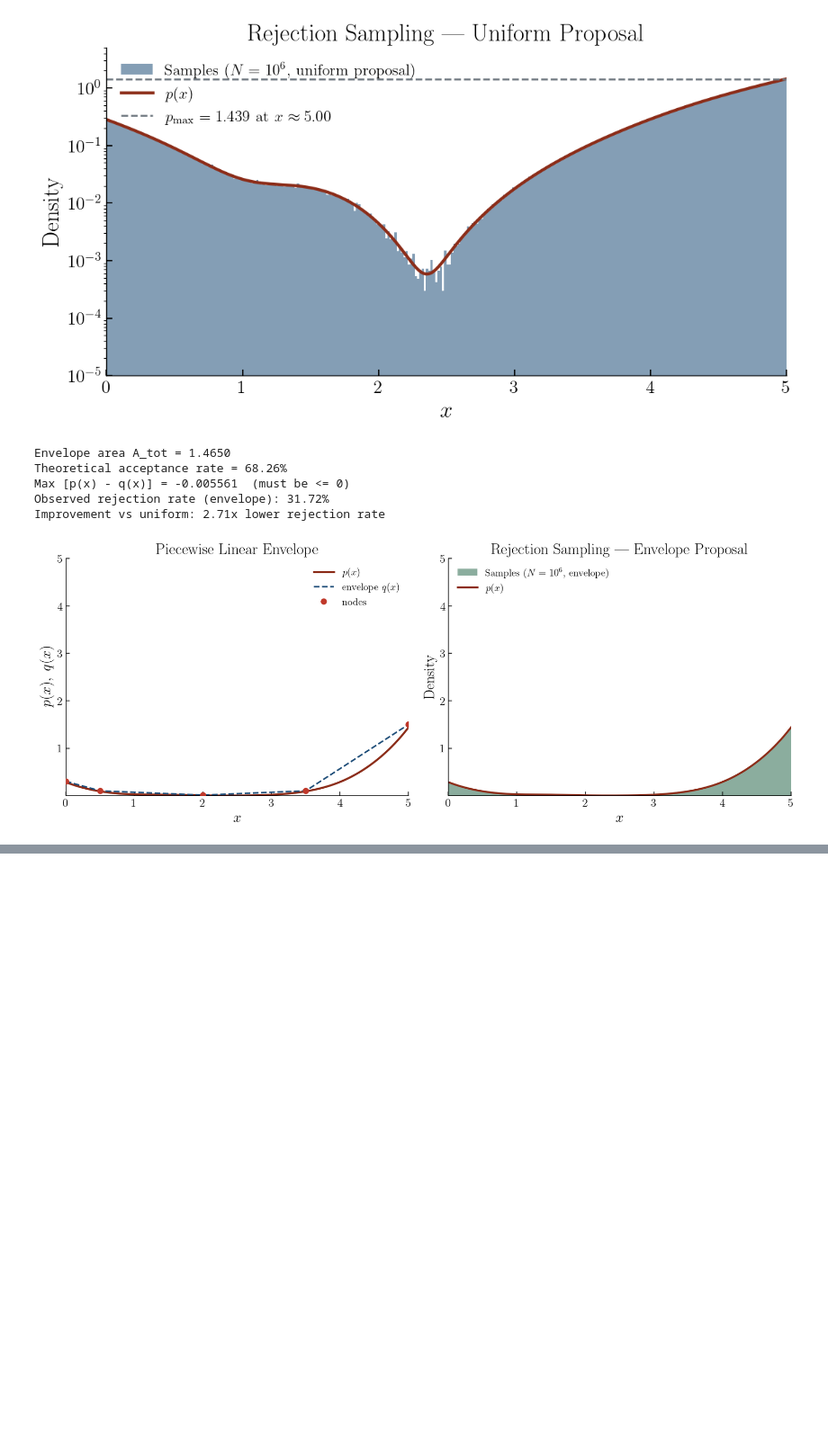
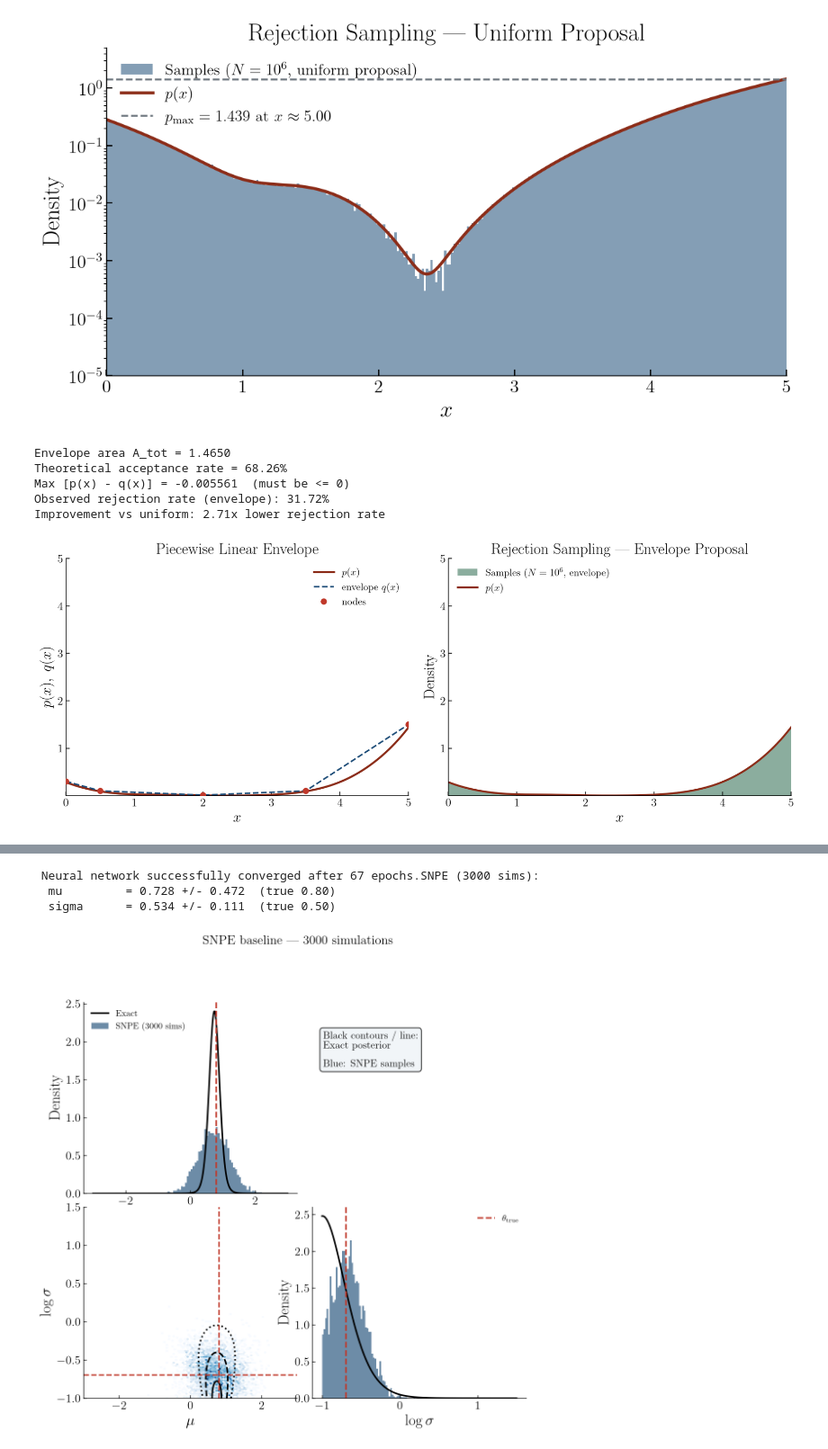
Before and after one commit to rreischke/astrostat_2026, a Jupyter notebook: sheets/sheet_6_solution.ipynb, the cells around one changed output, grey strips where cells are left out. Shown at 90% size. Saved outputs shown, nothing was run; the diff lists cells and outputs as text; code cells hidden in the pictures; blank space fills up the shorter version.

```diff
--- a/sheets/sheet_6_solution.ipynb
+++ b/sheets/sheet_6_solution.ipynb
@@ -518,0 +754,70 @@ Improvement vs uniform: 2.71x lower rejection rate
+# %%
+# -- SNPE with 3000 simulations (default NSF architecture) --------------------
+N_TRAIN_BASE = 3000
+N_SAMPLES    = 4000
+
+torch.manual_seed(1)
+_rng_sim.bit_generator.state = np.random.default_rng(1).bit_generator.state
+
+theta_tr, x_tr = simulate_for_sbi(sim_w, prior_p, N_TRAIN_BASE,
+                                   show_progress_bar=False)
+
+snpe_base = SNPE(prior=prior_p)
+snpe_base.append_simulations(theta_tr, x_tr)
+_ = snpe_base.train(show_train_summary=False)
+post_base = snpe_base.build_posterior()
+
+samples_base = post_base.sample((N_SAMPLES,), x=x_obs_t,
+                                show_progress_bars=False).numpy()
+
+mu_samp  = samples_base[:, 0]
+ls_samp  = samples_base[:, 1]
+
+print(f'SNPE ({N_TRAIN_BASE} sims):')
+print(f'  mu         = {mu_samp.mean():.3f} +/- {mu_samp.std():.3f}  '
+      f'(true {THETA_TRUE[0]:.2f})')
+print(f'  sigma      = {np.exp(ls_samp).mean():.3f} +/- {np.exp(ls_samp).std():.3f}  '
+      f'(true {np.exp(THETA_TRUE[1]):.2f})')
+
+# -- Corner plot: SNPE samples vs exact posterior -----------------------------
+fig, axes = plt.subplots(2, 2, figsize=(10, 9),
+                          gridspec_kw={'hspace': 0.07, 'wspace': 0.07})
+
+ax2d = axes[1, 0]
+ax2d.hexbin(mu_samp, ls_samp, gridsize=55, cmap='Blues', mincnt=1, linewidths=0)
+plot_ref(ax2d, axes[0, 0], axes[1, 1])
+ax2d.axvline(THETA_TRUE[0], color='#c0392b', lw=1.8, ls='--')
+ax2d.axhline(THETA_TRUE[1], color='#c0392b', lw=1.8, ls='--')
+ax2d.set_xlabel(r'$\mu$'); ax2d.set_ylabel(r'$\log\sigma$')
+
+axes[0, 0].hist(mu_samp, bins=60, density=True, color='#1f4e79', alpha=0.65,
+                label=f'SNPE ({N_TRAIN_BASE} sims)')
+axes[0, 0].axvline(THETA_TRUE[0], color='#c0392b', lw=2, ls='--')
+axes[0, 0].set_ylabel('Density'); axes[0, 0].set_xlabel(r'$\mu$')
+axes[0, 0].legend(fontsize=11)
+
+axes[1, 1].hist(ls_samp, bins=60, density=True, color='#1f4e79', alpha=0.65)
+axes[1, 1].axvline(THETA_TRUE[1], color='#c0392b', lw=2, ls='--',
+                   label=r'$\theta_{\rm true}$')
+axes[1, 1].set_xlabel(r'$\log\sigma$'); axes[1, 1].set_ylabel('Density')
+axes[1, 1].legend(fontsize=11)
+
+axes[0, 1].axis('off')
+axes[0, 1].text(0.05, 0.85,
+    'Black contours / line:\nExact posterior\n\n'
+    'Blue: SNPE samples',
+    transform=axes[0, 1].transAxes, va='top', fontsize=13,
+    bbox=dict(boxstyle='round', fc='#f0f4f8', alpha=0.9))
+
+for ax in [ax2d, axes[0,0], axes[1,1]]:
+    ax.tick_params(direction='in', length=4)
+
+plt.suptitle(f'SNPE baseline — {N_TRAIN_BASE} simulations', y=1.01, fontsize=16)
+plt.tight_layout()
+plt.savefig('summary_output/sbi_snpe_base.pdf', bbox_inches='tight')
+plt.show()
+# %% [output]
+ Neural network successfully converged after 67 epochs.SNPE (3000 sims):
+  mu         = 0.728 +/- 0.472  (true 0.80)
+  sigma      = 0.534 +/- 0.111  (true 0.50)
+[figure, added]
```
Also changed, not shown: parts of 13 cells of this notebook, 20 other files.
